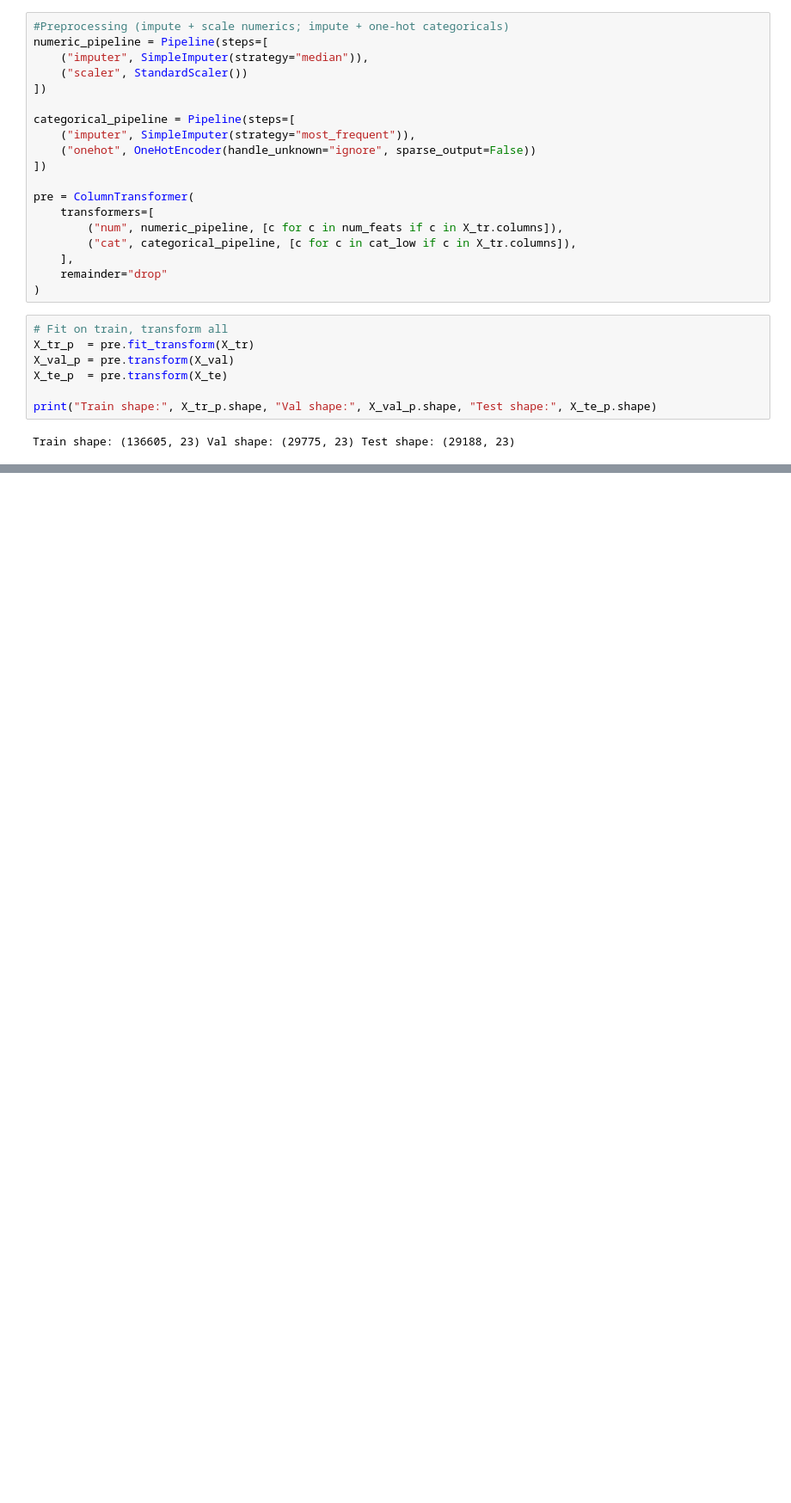
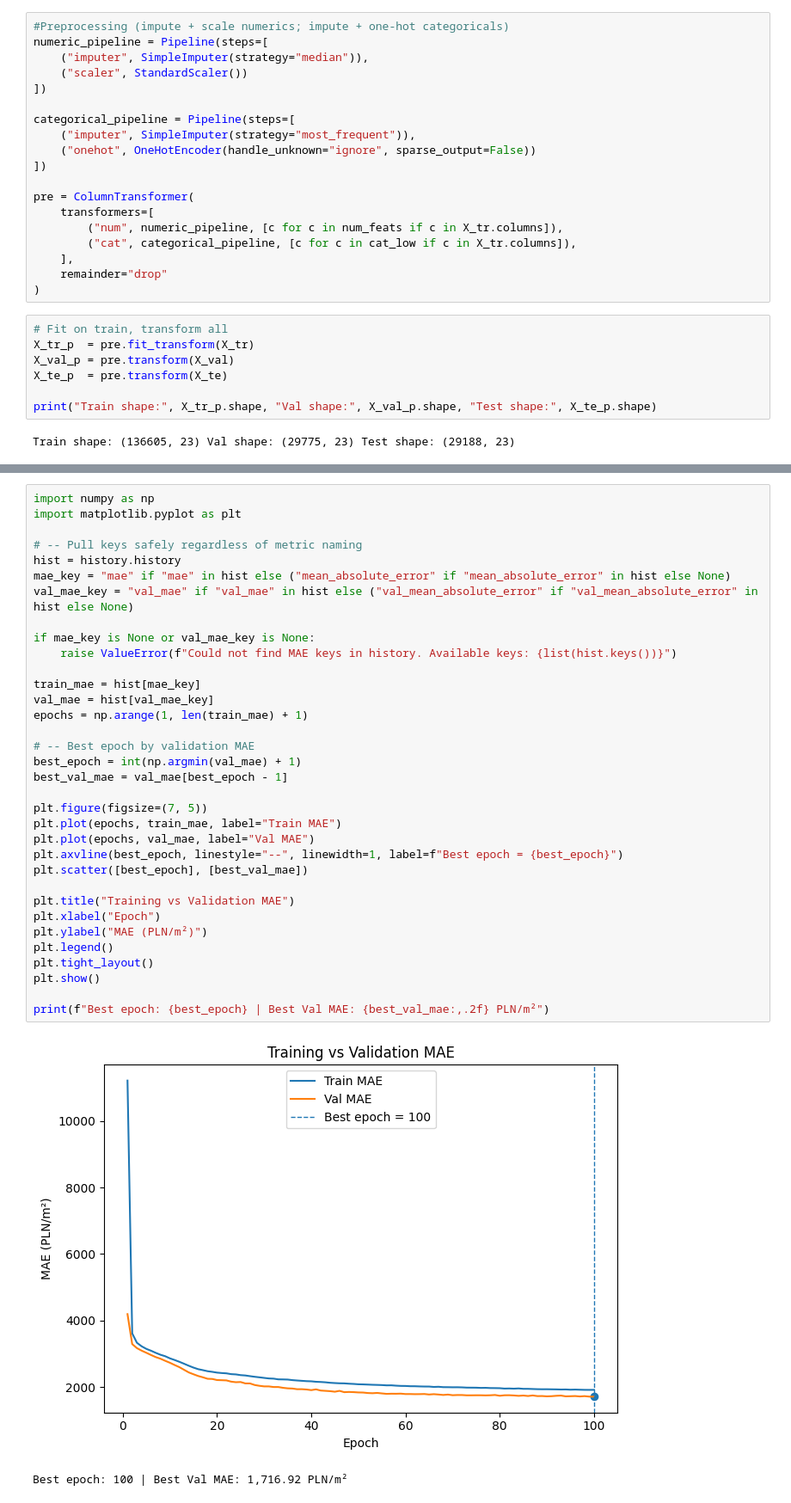
Before and after one commit to hscra/Real-Estate-Information-and-Recommendation-System-Integrating-Community-and-Accessibility-Data, a Jupyter notebook: main/data_prediction_NN.ipynb, the cells around one changed output, grey strips where cells are left out. Shown at 86% size. Saved outputs shown, nothing was run; the diff lists cells and outputs as text; blank space fills up the shorter version.

Commit message:
Training model with data
- Predicting price_per_sqm by different model HGBR, SVM and NN

```diff
--- a/main/data_prediction_NN.ipynb
+++ b/main/data_prediction_NN.ipynb
@@ -152,0 +196,37 @@ AttributeError: 'list' object has no attribute 'EarlyStopping'
+# %%
+import numpy as np
+import matplotlib.pyplot as plt
+
+# -- Pull keys safely regardless of metric naming
+hist = history.history
+mae_key = "mae" if "mae" in hist else ("mean_absolute_error" if "mean_absolute_error" in hist else None)
+val_mae_key = "val_mae" if "val_mae" in hist else ("val_mean_absolute_error" if "val_mean_absolute_error" in hist else None)
+
+if mae_key is None or val_mae_key is None:
+    raise ValueError(f"Could not find MAE keys in history. Available keys: {list(hist.keys())}")
+
+train_mae = hist[mae_key]
+val_mae = hist[val_mae_key]
+epochs = np.arange(1, len(train_mae) + 1)
+
+# -- Best epoch by validation MAE
+best_epoch = int(np.argmin(val_mae) + 1)
+best_val_mae = val_mae[best_epoch - 1]
+
+plt.figure(figsize=(7, 5))
+plt.plot(epochs, train_mae, label="Train MAE")
+plt.plot(epochs, val_mae, label="Val MAE")
+plt.axvline(best_epoch, linestyle="--", linewidth=1, label=f"Best epoch = {best_epoch}")
+plt.scatter([best_epoch], [best_val_mae])
+
+plt.title("Training vs Validation MAE")
+plt.xlabel("Epoch")
+plt.ylabel("MAE (PLN/m²)")
+plt.legend()
+plt.tight_layout()
+plt.show()
+
+print(f"Best epoch: {best_epoch} | Best Val MAE: {best_val_mae:,.2f} PLN/m²")
+# %% [output]
+[figure, added]
+Best epoch: 100 | Best Val MAE: 1,716.92 PLN/m²
```
Also changed, not shown: parts of 19 cells of this notebook, 1 other file.
